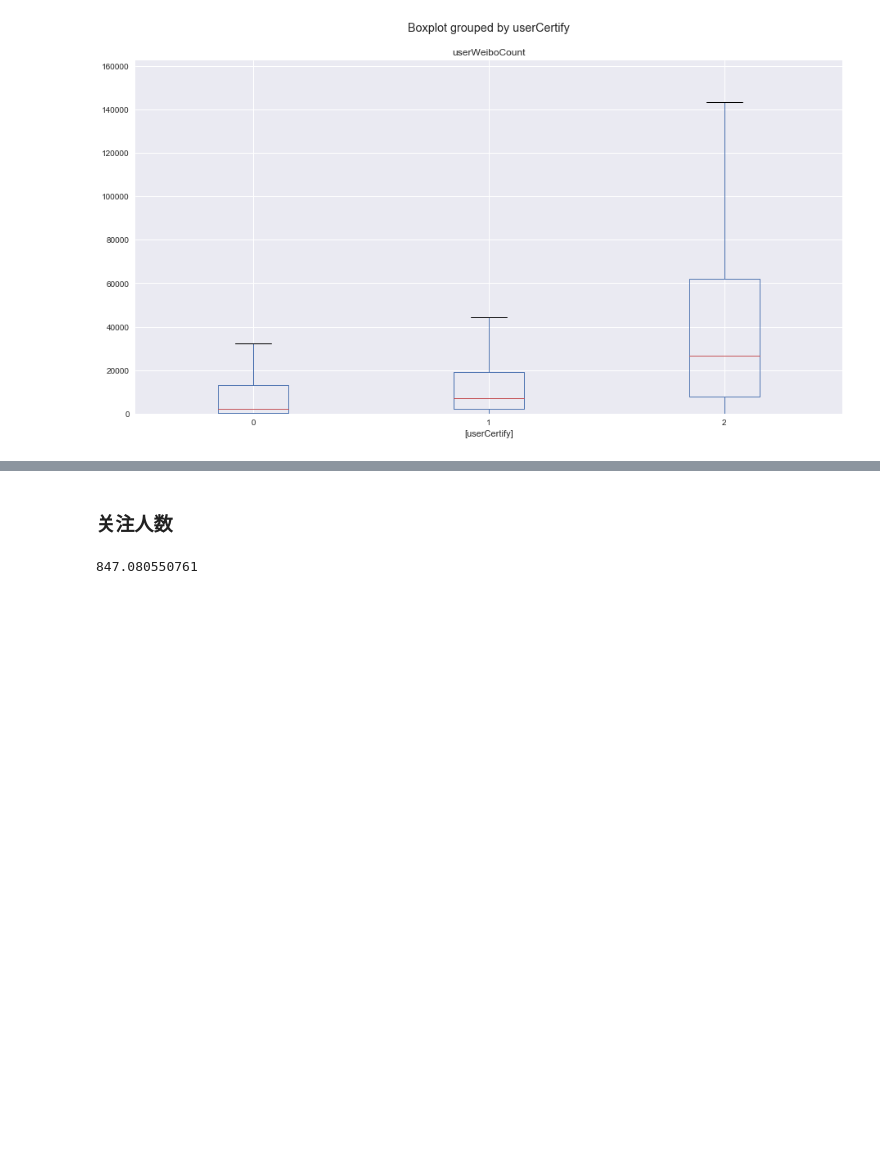
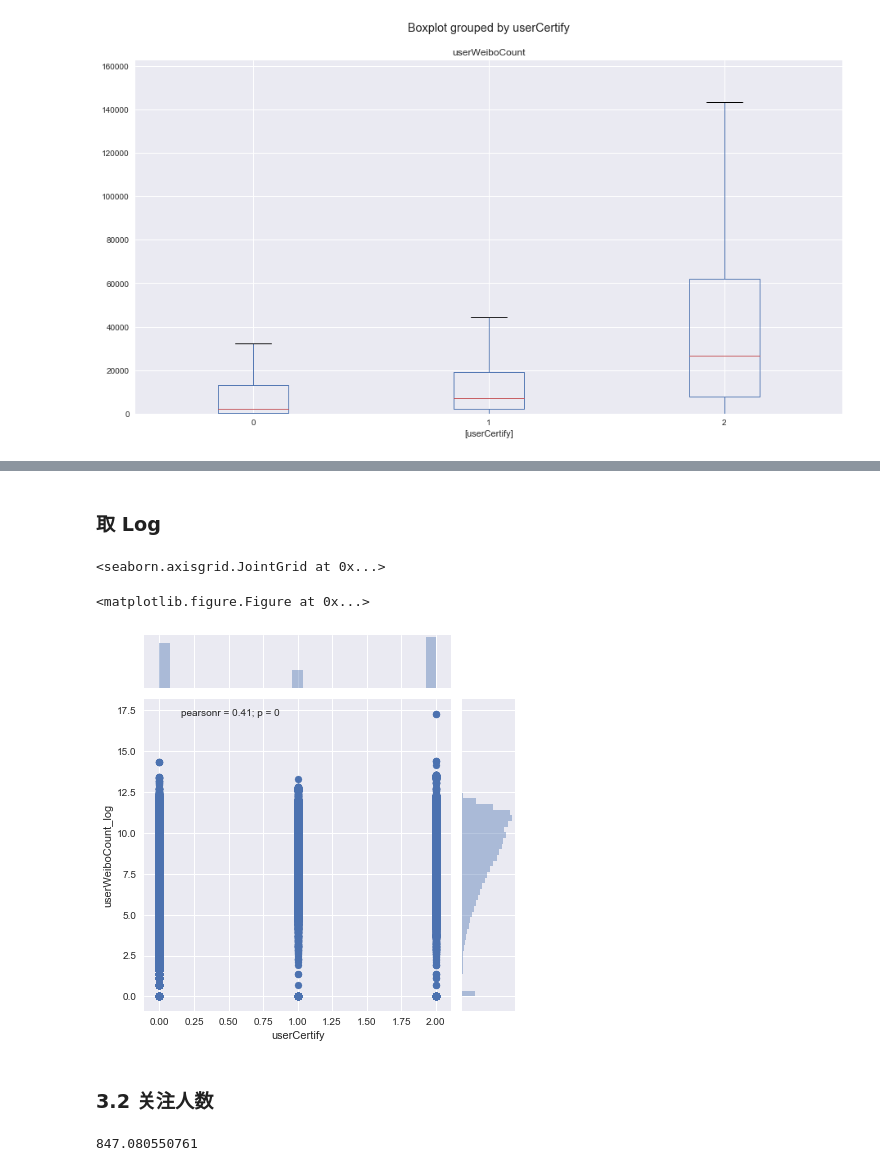
Before and after one commit to Ivan12138/RumorDataAnalysis, a Jupyter notebook: weibo_truth_analysis/TruthAnalysis.ipynb, the cells around one changed output, grey strips where cells are left out. Drawn from its saved outputs; the diff is of its cells as text; code cells hidden in the pictures; blank space fills up the shorter version.

```diff
--- a/weibo_truth_analysis/TruthAnalysis.ipynb
+++ b/weibo_truth_analysis/TruthAnalysis.ipynb
@@ -226,5 +246,18 @@ plt.ylim([0, 6 * lim_mean])
+# %% [markdown]
+### 取 Log
+# %%
+import numpy as np
+
+df['userWeiboCount_log'] = np.log(df['userWeiboCount'] + 1)
+
+plt.figure(figsize=(15,15))
+sns.jointplot(x='userCertify', y="userWeiboCount_log", data=df)
+# %% [output]
+<seaborn.axisgrid.JointGrid at 0x...>
+<matplotlib.figure.Figure at 0x...>
+[figure, added]
 # %% [markdown]
-### 关注人数
+### 3.2 关注人数
 # %%
 df[['userCertify', 'userFollowCount']].boxplot(by='userCertify', figsize=sz)
 lim_mean = df['userFollowCount'].mean()
```
Also changed, not shown: parts of 28 cells of this notebook, 1 other file.
